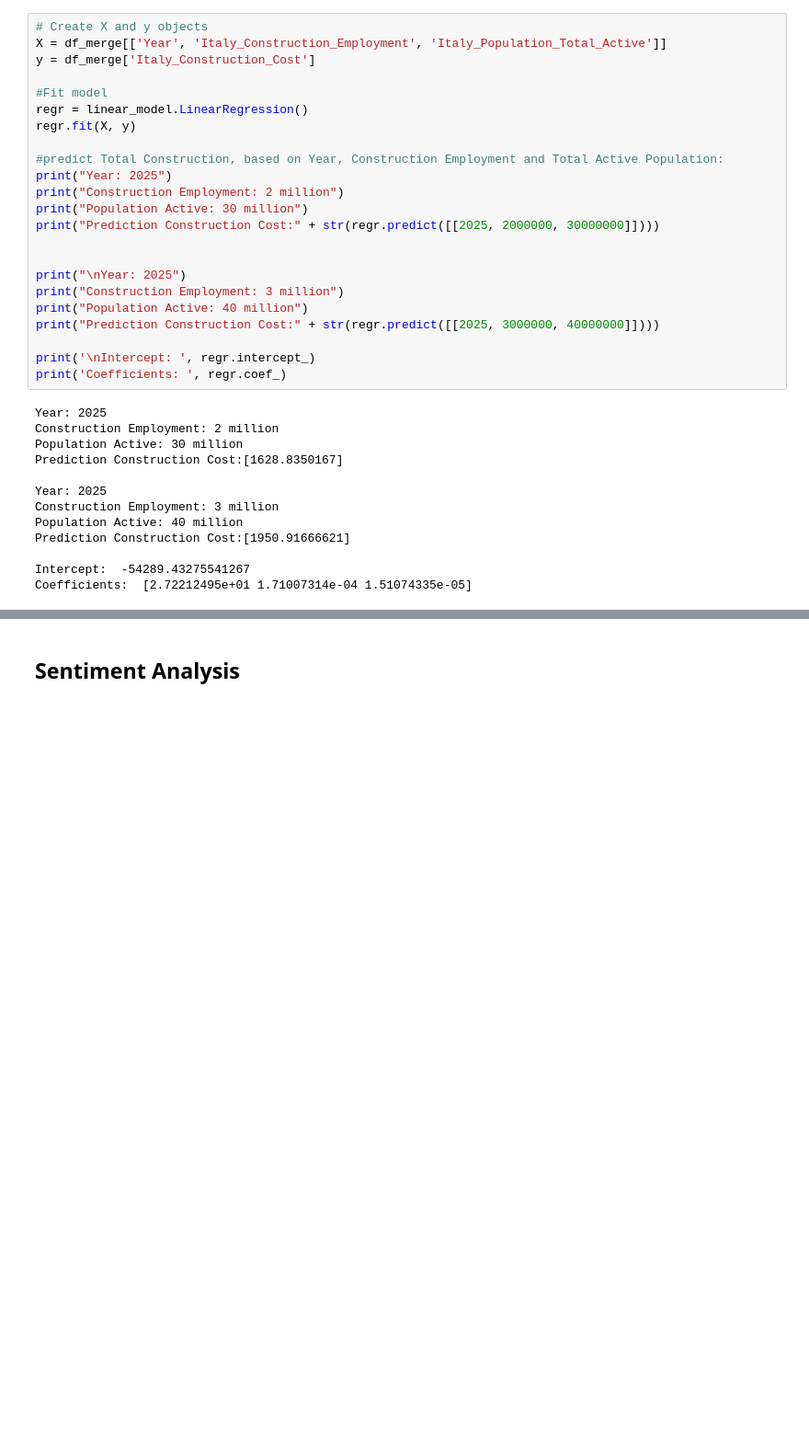
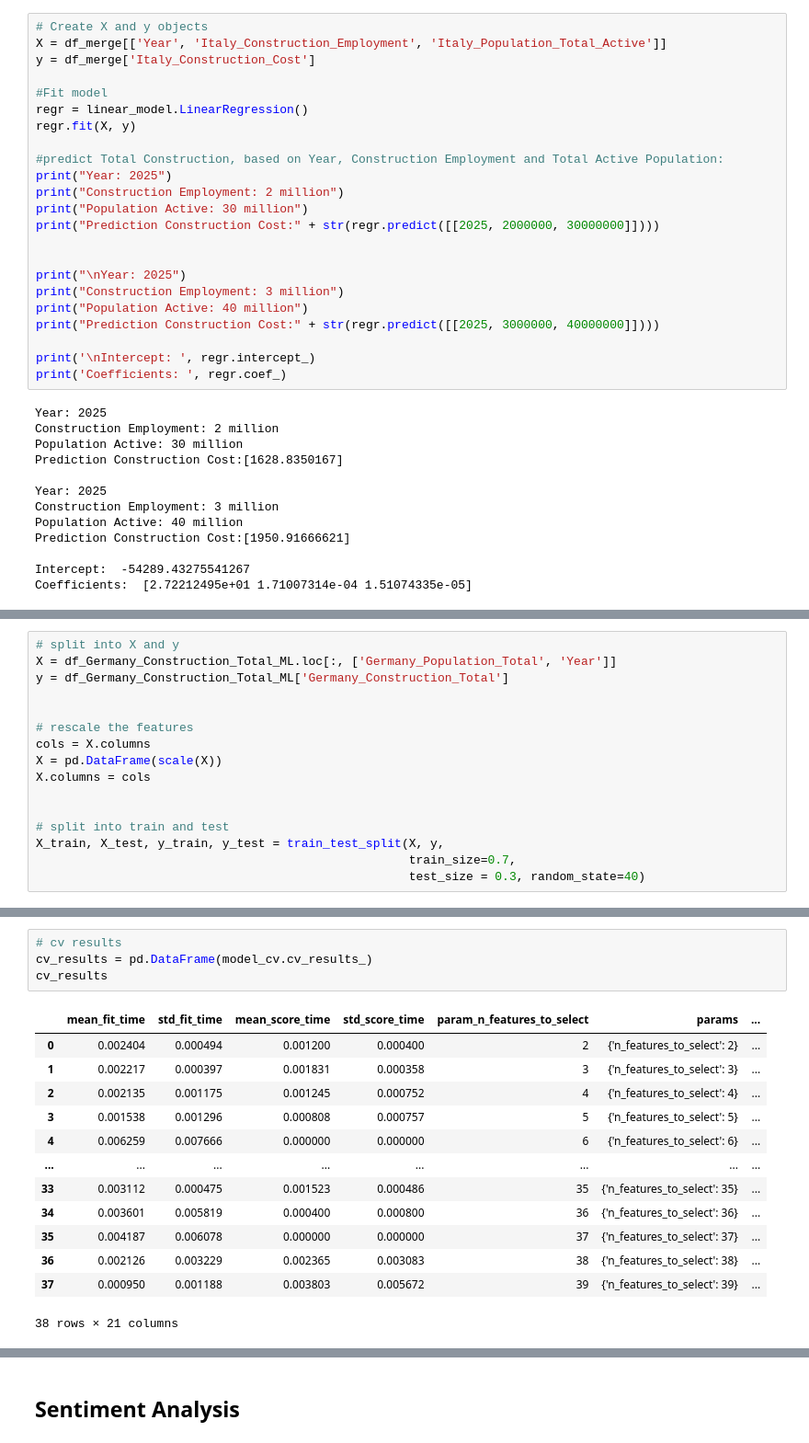
Before and after one commit to 2223066/CCT_Master_DataAnalytics_CA2, a Jupyter notebook: Assessment_2.ipynb, the cells around one changed output, grey strips where cells are left out. Shown at 92% size. Saved outputs shown, nothing was run; the diff lists cells and outputs as text; blank space fills up the shorter version.

```diff
--- a/Assessment_2.ipynb
+++ b/Assessment_2.ipynb
@@ -3031,0 +3326,16 @@ Coefficients:  [2.72212495e+01 1.71007314e-04 1.51074335e-05]
+# %%
+# split into X and y
+X = df_Germany_Construction_Total_ML.loc[:, ['Germany_Population_Total', 'Year']]
+y = df_Germany_Construction_Total_ML['Germany_Construction_Total']
+
+
+# rescale the features
+cols = X.columns
+X = pd.DataFrame(scale(X))
+X.columns = cols
+
+
+# split into train and test
+X_train, X_test, y_train, y_test = train_test_split(X, y,
+                                                    train_size=0.7,
+                                                    test_size = 0.3, random_state=40)
@@ -3031,0 +3373,18 @@ Coefficients:  [2.72212495e+01 1.71007314e-04 1.51074335e-05]
+# %%
+# cv results
+cv_results = pd.DataFrame(model_cv.cv_results_)
+cv_results
+# %% [output]
+|  | mean_fit_time | std_fit_time | mean_score_time | std_score_time | param_n_features_to_select | params | ... |
+| 0 | 0.002404 | 0.000494 | 0.001200 | 0.000400 | 2 | {'n_features_to_select': 2} | ... |
+| 1 | 0.002217 | 0.000397 | 0.001831 | 0.000358 | 3 | {'n_features_to_select': 3} | ... |
+| 2 | 0.002135 | 0.001175 | 0.001245 | 0.000752 | 4 | {'n_features_to_select': 4} | ... |
+| 3 | 0.001538 | 0.001296 | 0.000808 | 0.000757 | 5 | {'n_features_to_select': 5} | ... |
+| 4 | 0.006259 | 0.007666 | 0.000000 | 0.000000 | 6 | {'n_features_to_select': 6} | ... |
+| ... | ... | ... | ... | ... | ... | ... | ... |
+| 33 | 0.003112 | 0.000475 | 0.001523 | 0.000486 | 35 | {'n_features_to_select': 35} | ... |
+| 34 | 0.003601 | 0.005819 | 0.000400 | 0.000800 | 36 | {'n_features_to_select': 36} | ... |
+| 35 | 0.004187 | 0.006078 | 0.000000 | 0.000000 | 37 | {'n_features_to_select': 37} | ... |
+| 36 | 0.002126 | 0.003229 | 0.002365 | 0.003083 | 38 | {'n_features_to_select': 38} | ... |
+| 37 | 0.000950 | 0.001188 | 0.003803 | 0.005672 | 39 | {'n_features_to_select': 39} | ... |
+38 rows × 21 columns
```
Also changed, not shown: parts of 170 cells of this notebook.
